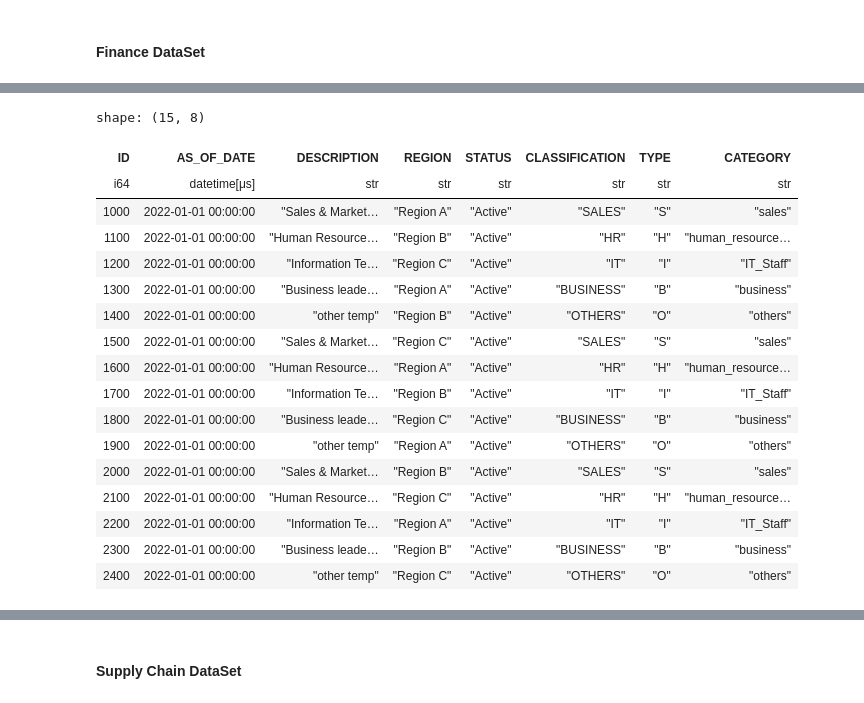
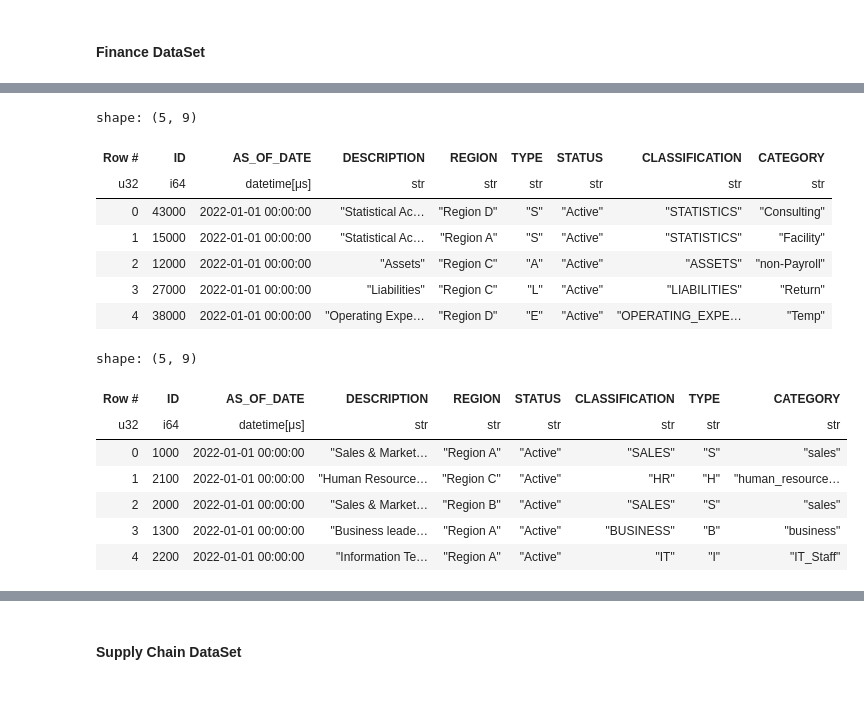
Before and after one commit to AmitXShukla/RPA, a Jupyter notebook: notebooks/Python - Polars dataframe complete user guide.ipynb, the cells around one changed output, grey strips where cells are left out. Cells and saved outputs as stored; diff of their text form; code cells hidden in the pictures.

```diff
--- a/notebooks/Python - Polars dataframe complete user guide.ipynb
+++ b/notebooks/Python - Polars dataframe complete user guide.ipynb
@@ -196,5 +228,7 @@ location
 # %%
+########################
 ## ACCOUNTS DataFrame ##
+########################
 import random
 from datetime import datetime
 
@@ -216,40 +250,41 @@ accounts = pl.DataFrame({
        		"Sales","Merchant","Service","Consulting","Subscriptions"
        	],
 })
-accounts
+accounts.sample(5).with_row_count("Row #")
+# %% [output]
+shape: (5, 9)
+| Row # | ID | AS_OF_DATE | DESCRIPTION | REGION | TYPE | STATUS | CLASSIFICATION | CATEGORY |
+| u32 | i64 | datetime[μs] | str | str | str | str | str | str |
+| 0 | 43000 | 2022-01-01 00:00:00 | "Statistical Ac… | "Region D" | "S" | "Active" | "STATISTICS" | "Consulting" |
+| 1 | 15000 | 2022-01-01 00:00:00 | "Statistical Ac… | "Region A" | "S" | "Active" | "STATISTICS" | "Facility" |
+| 2 | 12000 | 2022-01-01 00:00:00 | "Assets" | "Region C" | "A" | "Active" | "ASSETS" | "non-Payroll" |
+| 3 | 27000 | 2022-01-01 00:00:00 | "Liabilities" | "Region C" | "L" | "Active" | "LIABILITIES" | "Return" |
+| 4 | 38000 | 2022-01-01 00:00:00 | "Operating Expe… | "Region D" | "E" | "Active" | "OPERATING_EXPE… | "Temp" |
 # %%
+##########################
 ## DEPARTMENT DataFrame ##
+##########################
 import random
 from datetime import datetime
 
 dept = pl.DataFrame({
     "ID":  list(range(1000, 2500, 100)),
     "AS_OF_DATE" : datetime(2022, 1, 1),
     "DESCRIPTION" : ["Sales & Marketing","Human Resource","Information Technology","Business leaders","other temp"] * 3,
     "REGION": ["Region A","Region B","Region C"] * 5,
     "STATUS" : "Active",
     "CLASSIFICATION" : ["SALES","HR", "IT","BUSINESS","OTHERS"] * 3,
     "TYPE" : ["S","H","I","B","O"] * 3,
     "CATEGORY" : ["sales","human_resource","IT_Staff","business","others"] * 3,
 })
-dept
+dept.sample(5).with_row_count("Row #")
 # %% [output]
-shape: (15, 8)
+shape: (5, 9)
-| ID | AS_OF_DATE | DESCRIPTION | REGION | STATUS | CLASSIFICATION | TYPE | CATEGORY |
-| i64 | datetime[μs] | str | str | str | str | str | str |
-| 1000 | 2022-01-01 00:00:00 | "Sales & Market… | "Region A" | "Active" | "SALES" | "S" | "sales" |
-| 1100 | 2022-01-01 00:00:00 | "Human Resource… | "Region B" | "Active" | "HR" | "H" | "human_resource… |
-| 1200 | 2022-01-01 00:00:00 | "Information Te… | "Region C" | "Active" | "IT" | "I" | "IT_Staff" |
-| 1300 | 2022-01-01 00:00:00 | "Business leade… | "Region A" | "Active" | "BUSINESS" | "B" | "business" |
-| 1400 | 2022-01-01 00:00:00 | "other temp" | "Region B" | "Active" | "OTHERS" | "O" | "others" |
-| 1500 | 2022-01-01 00:00:00 | "Sales & Market… | "Region C" | "Active" | "SALES" | "S" | "sales" |
-| 1600 | 2022-01-01 00:00:00 | "Human Resource… | "Region A" | "Active" | "HR" | "H" | "human_resource… |
-| 1700 | 2022-01-01 00:00:00 | "Information Te… | "Region B" | "Active" | "IT" | "I" | "IT_Staff" |
-| 1800 | 2022-01-01 00:00:00 | "Business leade… | "Region C" | "Active" | "BUSINESS" | "B" | "business" |
-| 1900 | 2022-01-01 00:00:00 | "other temp" | "Region A" | "Active" | "OTHERS" | "O" | "others" |
-| 2000 | 2022-01-01 00:00:00 | "Sales & Market… | "Region B" | "Active" | "SALES" | "S" | "sales" |
-| 2100 | 2022-01-01 00:00:00 | "Human Resource… | "Region C" | "Active" | "HR" | "H" | "human_resource… |
-| 2200 | 2022-01-01 00:00:00 | "Information Te… | "Region A" | "Active" | "IT" | "I" | "IT_Staff" |
-| 2300 | 2022-01-01 00:00:00 | "Business leade… | "Region B" | "Active" | "BUSINESS" | "B" | "business" |
-| 2400 | 2022-01-01 00:00:00 | "other temp" | "Region C" | "Active" | "OTHERS" | "O" | "others" |
+| Row # | ID | AS_OF_DATE | DESCRIPTION | REGION | STATUS | CLASSIFICATION | TYPE | CATEGORY |
+| u32 | i64 | datetime[μs] | str | str | str | str | str | str |
+| 0 | 1000 | 2022-01-01 00:00:00 | "Sales & Market… | "Region A" | "Active" | "SALES" | "S" | "sales" |
+| 1 | 2100 | 2022-01-01 00:00:00 | "Human Resource… | "Region C" | "Active" | "HR" | "H" | "human_resource… |
+| 2 | 2000 | 2022-01-01 00:00:00 | "Sales & Market… | "Region B" | "Active" | "SALES" | "S" | "sales" |
+| 3 | 1300 | 2022-01-01 00:00:00 | "Business leade… | "Region A" | "Active" | "BUSINESS" | "B" | "business" |
+| 4 | 2200 | 2022-01-01 00:00:00 | "Information Te… | "Region A" | "Active" | "IT" | "I" | "IT_Staff" |
 # %%
```
Also changed, not shown: parts of 59 cells of this notebook, 1 other file.
